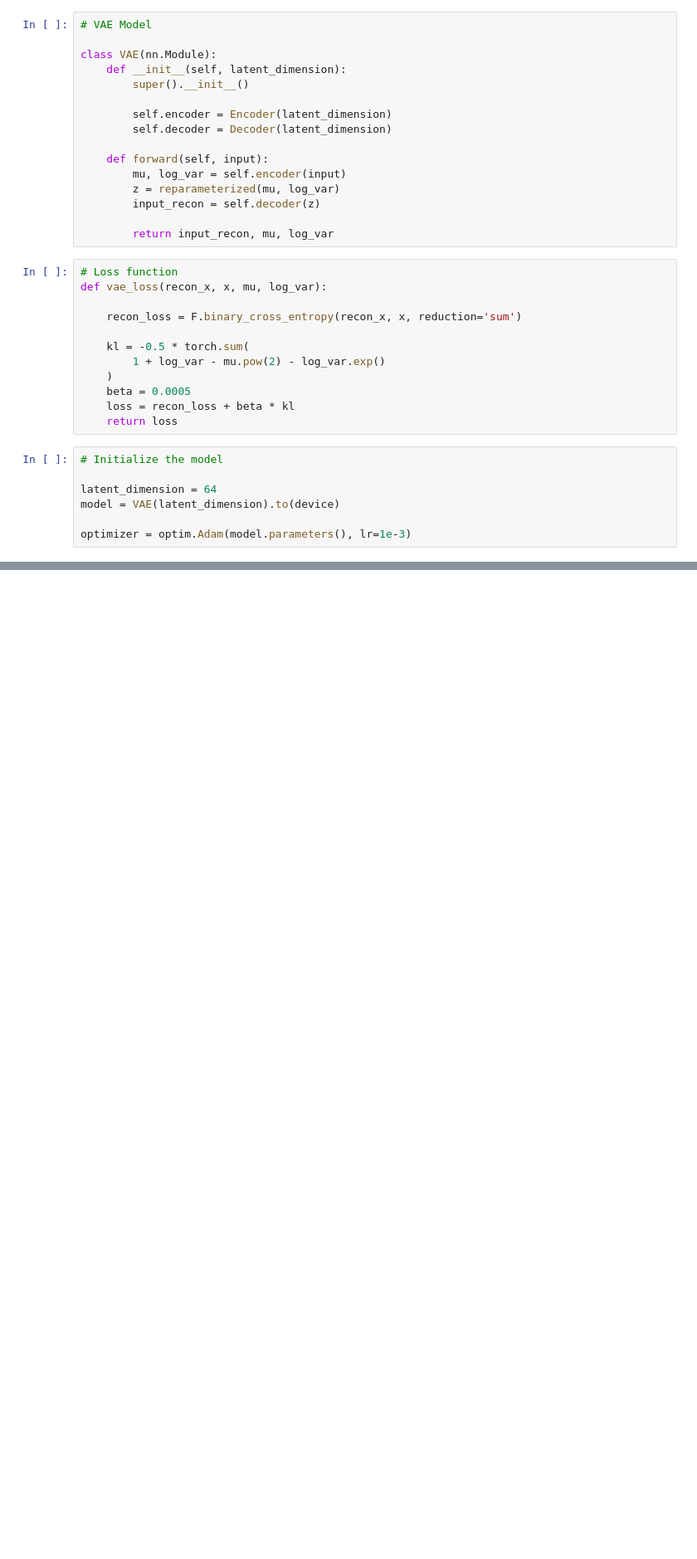
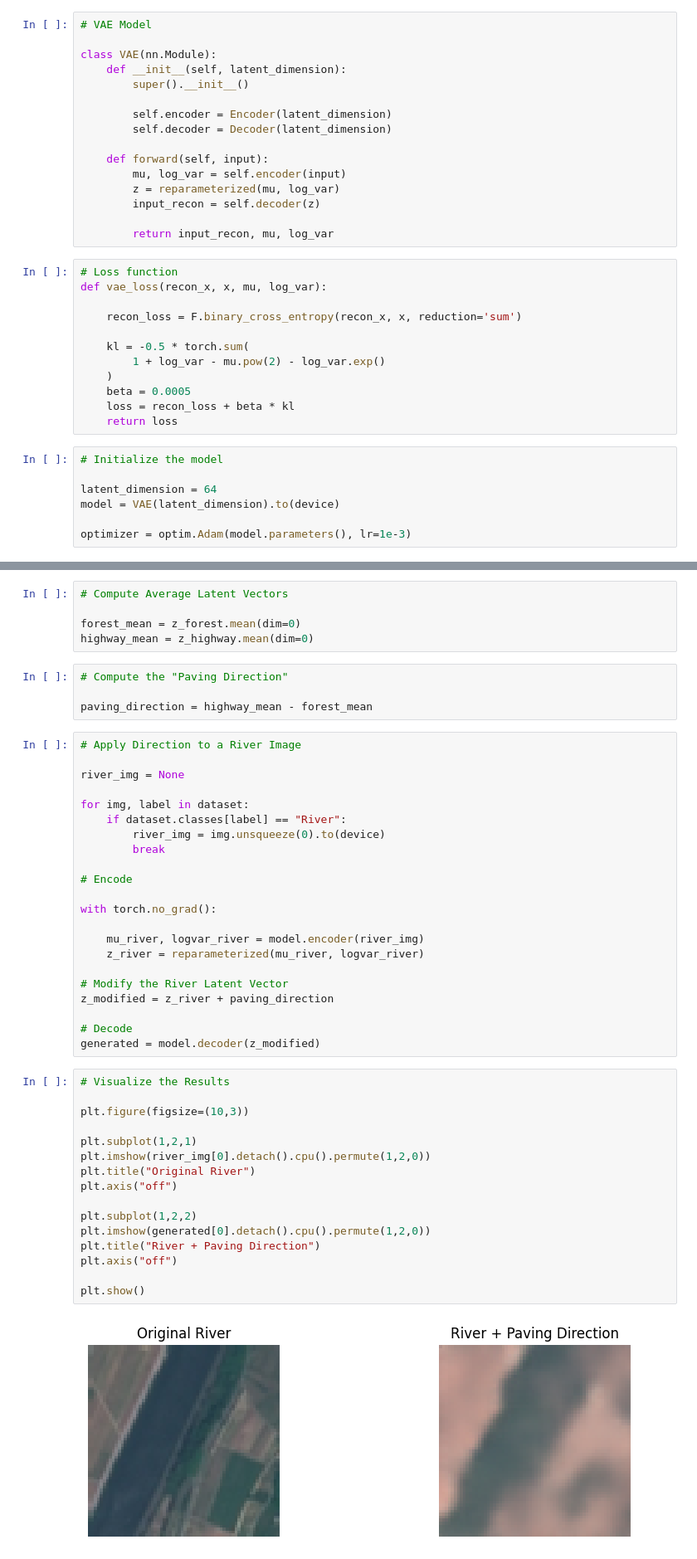
Before and after one commit to iamKrishnendu/ai_concepts_learning, a Jupyter notebook: assignments/deepLearning/notebook/G25AIT1077.ipynb, the cells around one changed output, grey strips where cells are left out. Shown at 83% size. Saved outputs shown, nothing was run; the diff lists cells and outputs as text; blank space fills up the shorter version.

```diff
--- a/assignments/deepLearning/notebook/G25AIT1077.ipynb
+++ b/assignments/deepLearning/notebook/G25AIT1077.ipynb
@@ -212,0 +325,49 @@ plt.show()
+# %%
+# Compute Average Latent Vectors
+
+forest_mean = z_forest.mean(dim=0)
+highway_mean = z_highway.mean(dim=0)
+# %%
+# Compute the "Paving Direction"
+
+paving_direction = highway_mean - forest_mean
+# %%
+# Apply Direction to a River Image
+
+river_img = None
+
+for img, label in dataset:
+    if dataset.classes[label] == "River":
+        river_img = img.unsqueeze(0).to(device)
+        break
+
+# Encode
+
+with torch.no_grad():
+
+    mu_river, logvar_river = model.encoder(river_img)
+    z_river = reparameterized(mu_river, logvar_river)
+
+# Modify the River Latent Vector
+z_modified = z_river + paving_direction
+
+# Decode
+generated = model.decoder(z_modified)
+# %%
+# Visualize the Results
+
+plt.figure(figsize=(10,3))
+
+plt.subplot(1,2,1)
+plt.imshow(river_img[0].detach().cpu().permute(1,2,0))
+plt.title("Original River")
+plt.axis("off")
+
+plt.subplot(1,2,2)
+plt.imshow(generated[0].detach().cpu().permute(1,2,0))
+plt.title("River + Paving Direction")
+plt.axis("off")
+
+plt.show()
+# %% [output]
+[figure, added]
```
Also changed, not shown: parts of 13 cells of this notebook, 4 other files.
